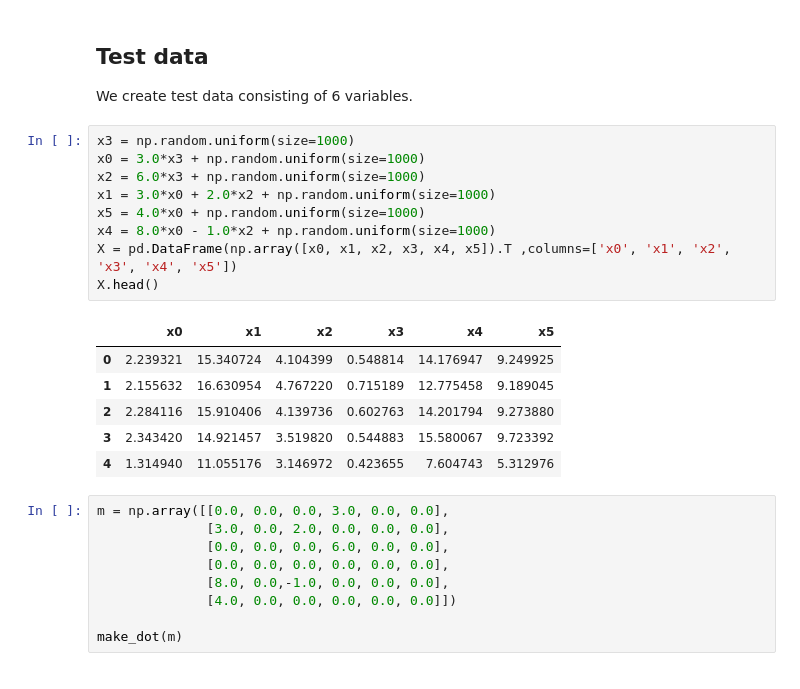
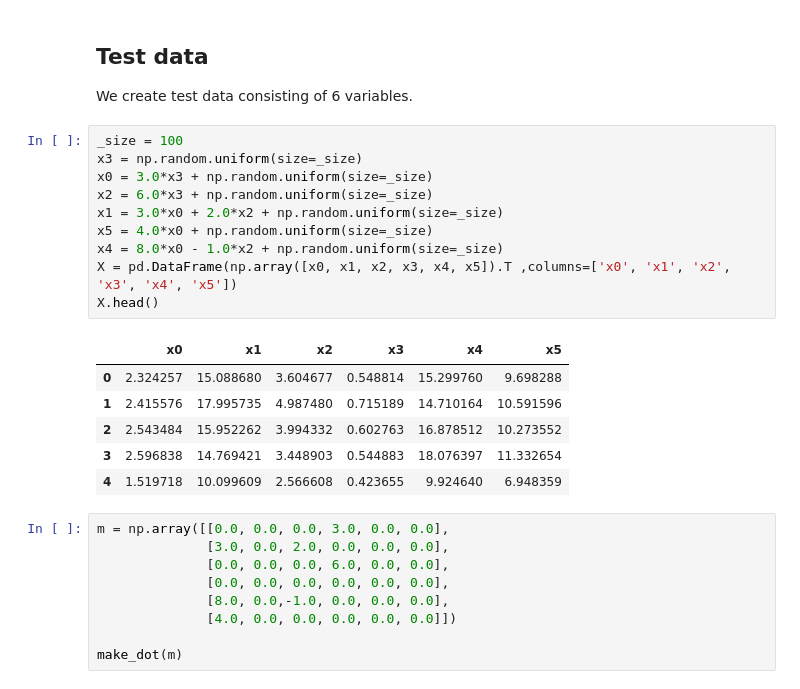
Before and after one commit to cdt15/lingam, a Jupyter notebook: examples/Bootstrap.ipynb, the cells around one changed output. Saved outputs shown, nothing was run; the diff lists cells and outputs as text.

```diff
--- a/examples/Bootstrap.ipynb
+++ b/examples/Bootstrap.ipynb
@@ -23,21 +23,22 @@ np.random.seed(0)
 ## Test data
 We create test data consisting of 6 variables.
 # %%
-x3 = np.random.uniform(size=1000)
-x0 = 3.0*x3 + np.random.uniform(size=1000)
-x2 = 6.0*x3 + np.random.uniform(size=1000)
-x1 = 3.0*x0 + 2.0*x2 + np.random.uniform(size=1000)
-x5 = 4.0*x0 + np.random.uniform(size=1000)
-x4 = 8.0*x0 - 1.0*x2 + np.random.uniform(size=1000)
+_size = 100
+x3 = np.random.uniform(size=_size)
+x0 = 3.0*x3 + np.random.uniform(size=_size)
+x2 = 6.0*x3 + np.random.uniform(size=_size)
+x1 = 3.0*x0 + 2.0*x2 + np.random.uniform(size=_size)
+x5 = 4.0*x0 + np.random.uniform(size=_size)
+x4 = 8.0*x0 - 1.0*x2 + np.random.uniform(size=_size)
 X = pd.DataFrame(np.array([x0, x1, x2, x3, x4, x5]).T ,columns=['x0', 'x1', 'x2', 'x3', 'x4', 'x5'])
 X.head()
 # %% [output]
 |  | x0 | x1 | x2 | x3 | x4 | x5 |
-| 0 | 2.239321 | 15.340724 | 4.104399 | 0.548814 | 14.176947 | 9.249925 |
-| 1 | 2.155632 | 16.630954 | 4.767220 | 0.715189 | 12.775458 | 9.189045 |
-| 2 | 2.284116 | 15.910406 | 4.139736 | 0.602763 | 14.201794 | 9.273880 |
-| 3 | 2.343420 | 14.921457 | 3.519820 | 0.544883 | 15.580067 | 9.723392 |
-| 4 | 1.314940 | 11.055176 | 3.146972 | 0.423655 | 7.604743 | 5.312976 |
+| 0 | 2.324257 | 15.088680 | 3.604677 | 0.548814 | 15.299760 | 9.698288 |
+| 1 | 2.415576 | 17.995735 | 4.987480 | 0.715189 | 14.710164 | 10.591596 |
+| 2 | 2.543484 | 15.952262 | 3.994332 | 0.602763 | 16.878512 | 10.273552 |
+| 3 | 2.596838 | 14.769421 | 3.448903 | 0.544883 | 18.076397 | 11.332654 |
+| 4 | 1.519718 | 10.099609 | 2.566608 | 0.423655 | 9.924640 | 6.948359 |
 # %%
 m = np.array([[0.0, 0.0, 0.0, 3.0, 0.0, 0.0],
               [3.0, 0.0, 2.0, 0.0, 0.0, 0.0],
```
Also changed, not shown: parts of 11 cells of this notebook, 3 other files.
